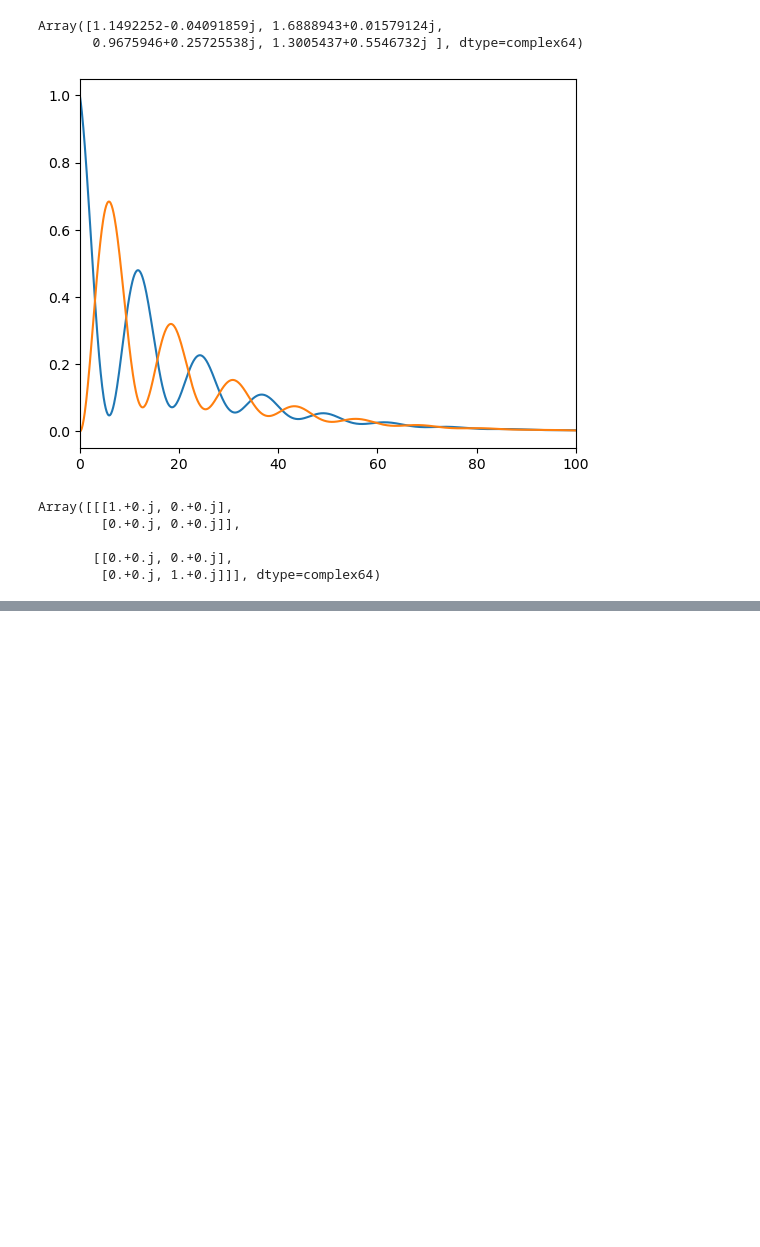
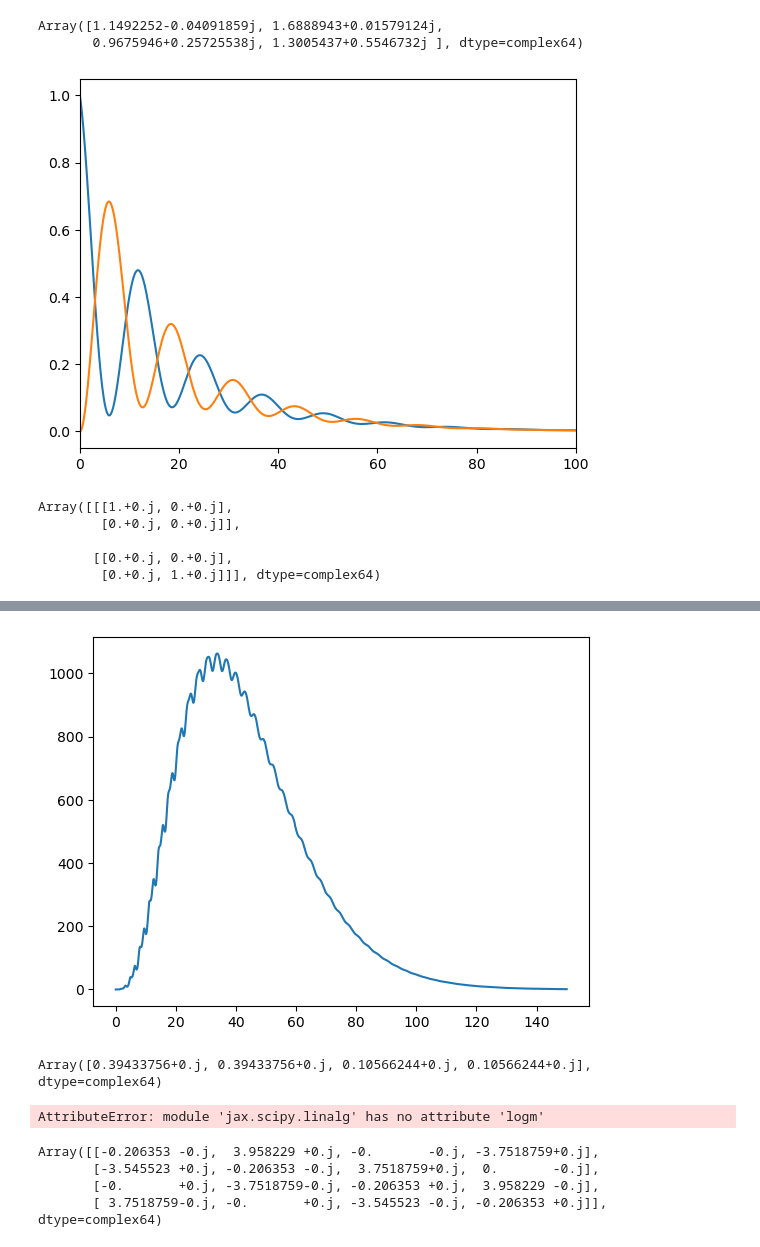
Before and after one commit to Rumoa/lindblad_sicpovm, a Jupyter notebook: exploring.ipynb, the cells around one changed output, grey strips where cells are left out. Cells and saved outputs as stored; diff of their text form; code cells hidden in the pictures; blank space fills up the shorter version.

```diff
--- a/exploring.ipynb
+++ b/exploring.ipynb
@@ -355,0 +407,27 @@ plt.show()
+# %%
+fim_times = jnp.real(
+    jax.vmap(
+        lambda t: jnp.linalg.det(
+            model.fim_povm([model.omega, 1.1 * model.gamma], t)
+        )
+    )(times)
+)
+
+# for i in range(2):
+#     plt.plot(
+#         times,
+#         fim_times[:, i, i],
+#     )
+
+plt.plot(times, fim_times)
+plt.show()
+# %% [output]
+[figure, added]
+# %%
+model.P_0
+# %% [output]
+Array([0.39433756+0.j, 0.39433756+0.j, 0.10566244+0.j, 0.10566244+0.j],      dtype=complex64)
+# %%
+jnp.log(model.P_0) + jax.scipy.linalg.logm(model.make_LP(par) * ti)
+# %% [output]
+AttributeError: module 'jax.scipy.linalg' has no attribute 'logm'
@@ -355,0 +436,7 @@ plt.show()
+# %%
+(model.make_LP(par) * ti).round(6)
+# %% [output]
+Array([[-0.206353 -0.j,  3.958229 +0.j, -0.       -0.j, -3.7518759+0.j],
+       [-3.545523 +0.j, -0.206353 -0.j,  3.7518759+0.j,  0.       -0.j],
+       [-0.       +0.j, -3.7518759-0.j, -0.206353 +0.j,  3.958229 -0.j],
+       [ 3.7518759-0.j, -0.       +0.j, -3.545523 -0.j, -0.206353 +0.j]],      dtype=complex64)
```
Also changed, not shown: parts of 40 cells of this notebook.
